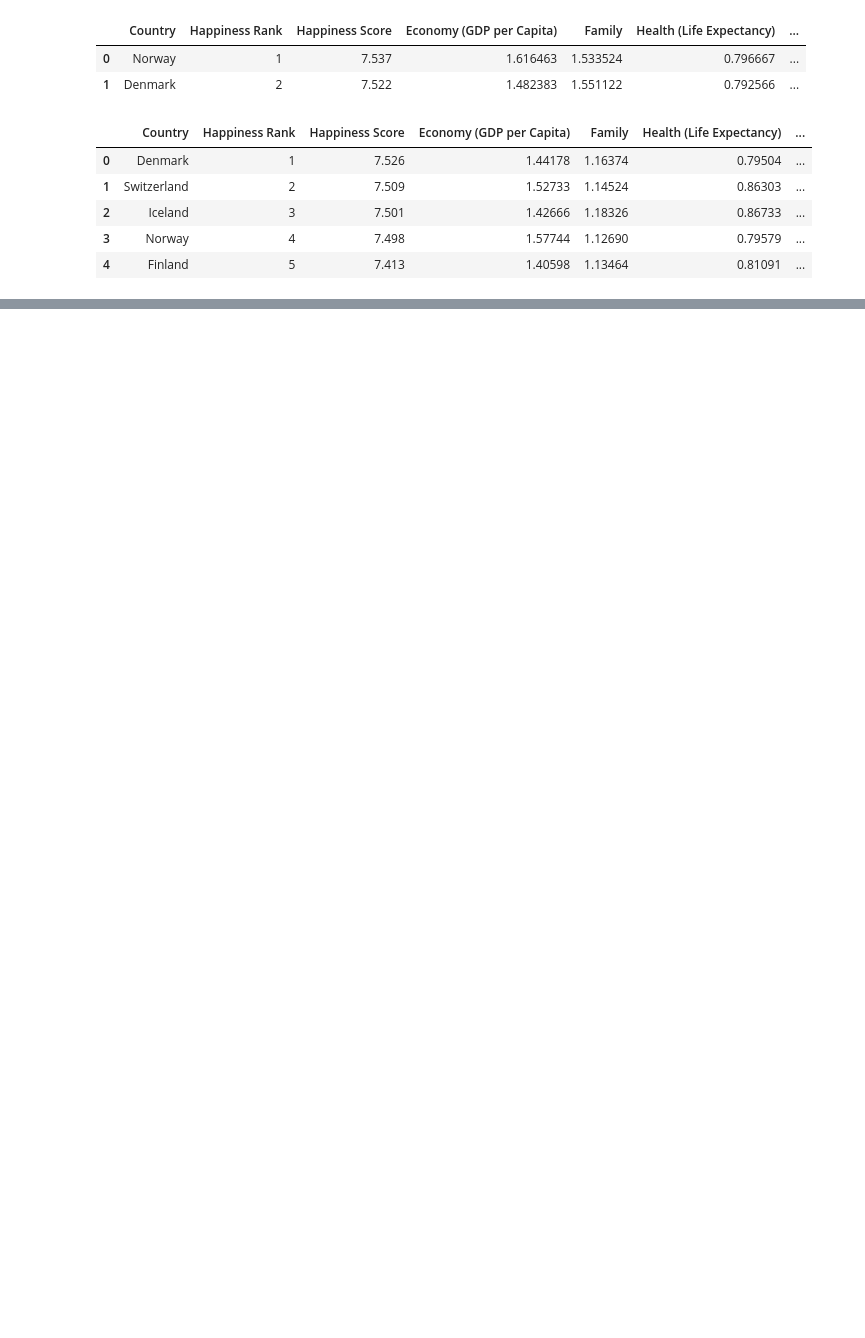
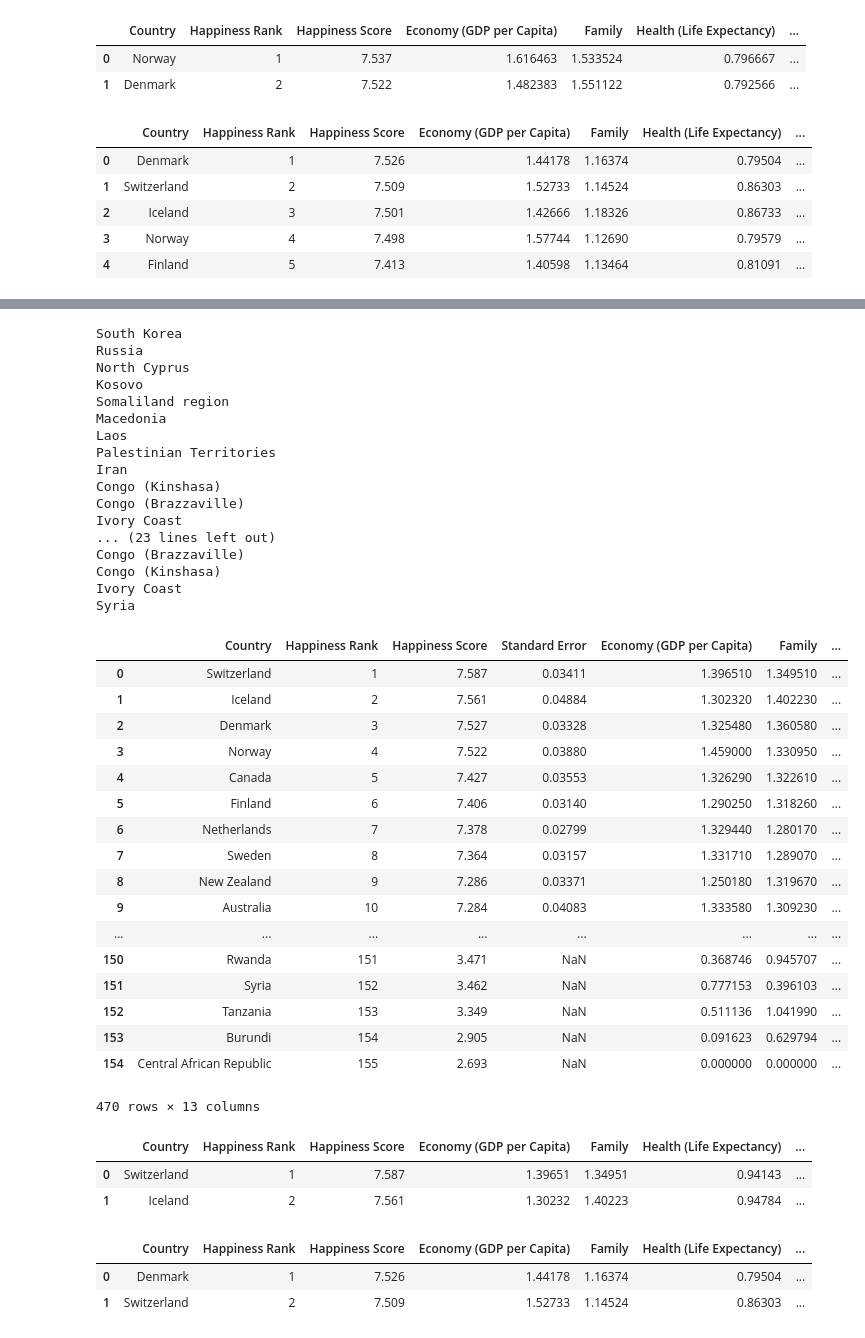
Before and after one commit to fionampg/projectofawesomeness, a Jupyter notebook: Resources/Veronique.ipynb, the cells around one changed output, grey strips where cells are left out. Cells and saved outputs as stored; diff of their text form; code cells hidden in the pictures; blank space fills up the shorter version.

Commit message:
Cleaned csv files added to resources

```diff
--- a/Resources/Veronique.ipynb
+++ b/Resources/Veronique.ipynb
@@ -148,0 +154,69 @@ merged_whr
+# %%
+for i, row in merged_whr.iterrows():
+   try:
+       merged_whr.loc[i, 'country code'] = pycountry.countries.lookup(row['Country']).alpha_3
+   except LookupError:
+       merged_whr.loc[i, 'country code'] = '*unk'
+       #print(row['Country'])
+
+merged_whr.to_csv("whr_combined_cleaned.csv", index=false)
+# %% [output]
+South Korea
+Russia
+North Cyprus
+Kosovo
+Somaliland region
+Macedonia
+Laos
+Palestinian Territories
+Iran
+Congo (Kinshasa)
+Congo (Brazzaville)
+Ivory Coast
+... (23 lines left out)
+Congo (Brazzaville)
+Congo (Kinshasa)
+Ivory Coast
+Syria
+|  | Country | Happiness Rank | Happiness Score | Standard Error | Economy (GDP per Capita) | Family | ... |
+| 0 | Switzerland | 1 | 7.587 | 0.03411 | 1.396510 | 1.349510 | ... |
+| 1 | Iceland | 2 | 7.561 | 0.04884 | 1.302320 | 1.402230 | ... |
+| 2 | Denmark | 3 | 7.527 | 0.03328 | 1.325480 | 1.360580 | ... |
+| 3 | Norway | 4 | 7.522 | 0.03880 | 1.459000 | 1.330950 | ... |
+| 4 | Canada | 5 | 7.427 | 0.03553 | 1.326290 | 1.322610 | ... |
+| 5 | Finland | 6 | 7.406 | 0.03140 | 1.290250 | 1.318260 | ... |
+| 6 | Netherlands | 7 | 7.378 | 0.02799 | 1.329440 | 1.280170 | ... |
+| 7 | Sweden | 8 | 7.364 | 0.03157 | 1.331710 | 1.289070 | ... |
+| 8 | New Zealand | 9 | 7.286 | 0.03371 | 1.250180 | 1.319670 | ... |
+| 9 | Australia | 10 | 7.284 | 0.04083 | 1.333580 | 1.309230 | ... |
+| ... | ... | ... | ... | ... | ... | ... | ... |
+| 150 | Rwanda | 151 | 3.471 | NaN | 0.368746 | 0.945707 | ... |
+| 151 | Syria | 152 | 3.462 | NaN | 0.777153 | 0.396103 | ... |
+| 152 | Tanzania | 153 | 3.349 | NaN | 0.511136 | 1.041990 | ... |
+| 153 | Burundi | 154 | 2.905 | NaN | 0.091623 | 0.629794 | ... |
+| 154 | Central African Republic | 155 | 2.693 | NaN | 0.000000 | 0.000000 | ... |
+470 rows × 13 columns
+# %%
+for i, row in whr_2015.iterrows():
+   try:
+       whr_2015.loc[i, 'country code'] = pycountry.countries.lookup(row['Country']).alpha_3
+   except LookupError:
+       whr_2015.loc[i, 'country code'] = '*unk'
+
+whr_2015.to_csv("whr_2015_cleaned.csv", index=false)
+# %% [output]
+|  | Country | Happiness Rank | Happiness Score | Economy (GDP per Capita) | Family | Health (Life Expectancy) | ... |
+| 0 | Switzerland | 1 | 7.587 | 1.39651 | 1.34951 | 0.94143 | ... |
+| 1 | Iceland | 2 | 7.561 | 1.30232 | 1.40223 | 0.94784 | ... |
+# %%
+for i, row in whr_2016.iterrows():
+   try:
+       whr_2016.loc[i, 'country code'] = pycountry.countries.lookup(row['Country']).alpha_3
+   except LookupError:
+       whr_2016.loc[i, 'country code'] = '*unk'
+
+whr_2016.to_csv("whr_2016_cleaned.csv", index=false)
+# %% [output]
+|  | Country | Happiness Rank | Happiness Score | Economy (GDP per Capita) | Family | Health (Life Expectancy) | ... |
+| 0 | Denmark | 1 | 7.526 | 1.44178 | 1.16374 | 0.79504 | ... |
+| 1 | Switzerland | 2 | 7.509 | 1.52733 | 1.14524 | 0.86303 | ... |
```
Also changed, not shown: parts of 8 cells of this notebook, 4 other files.
